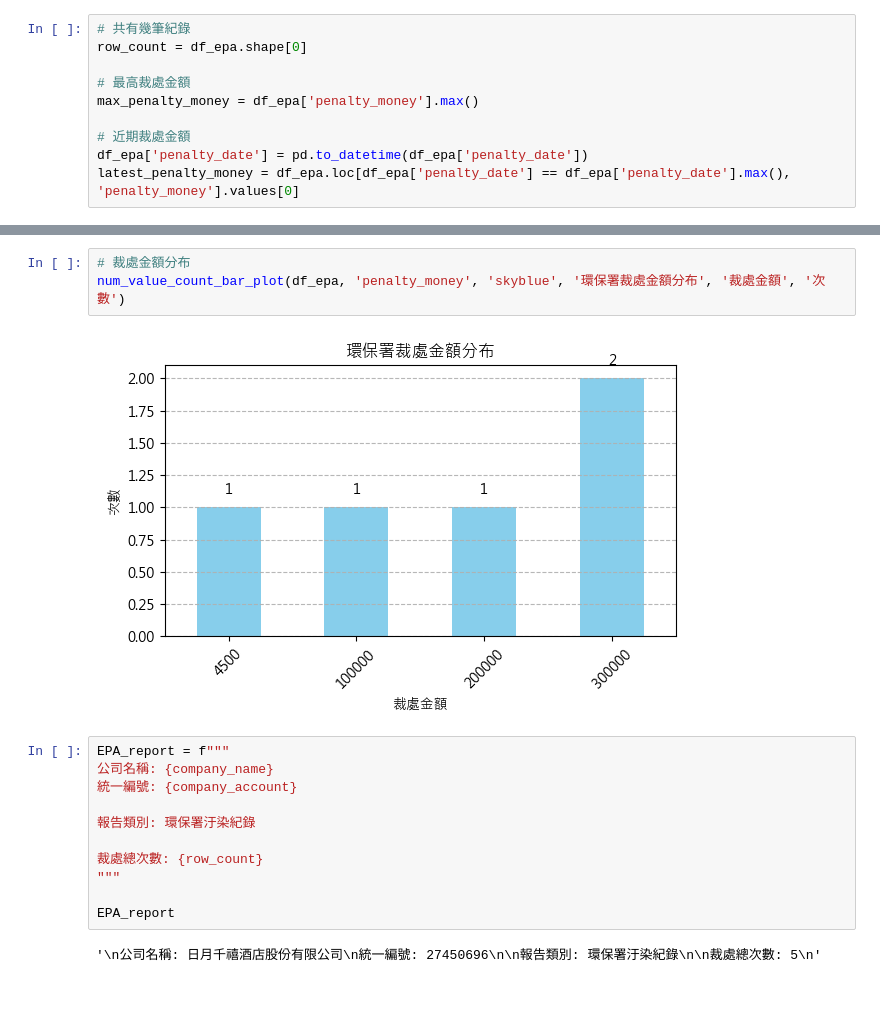
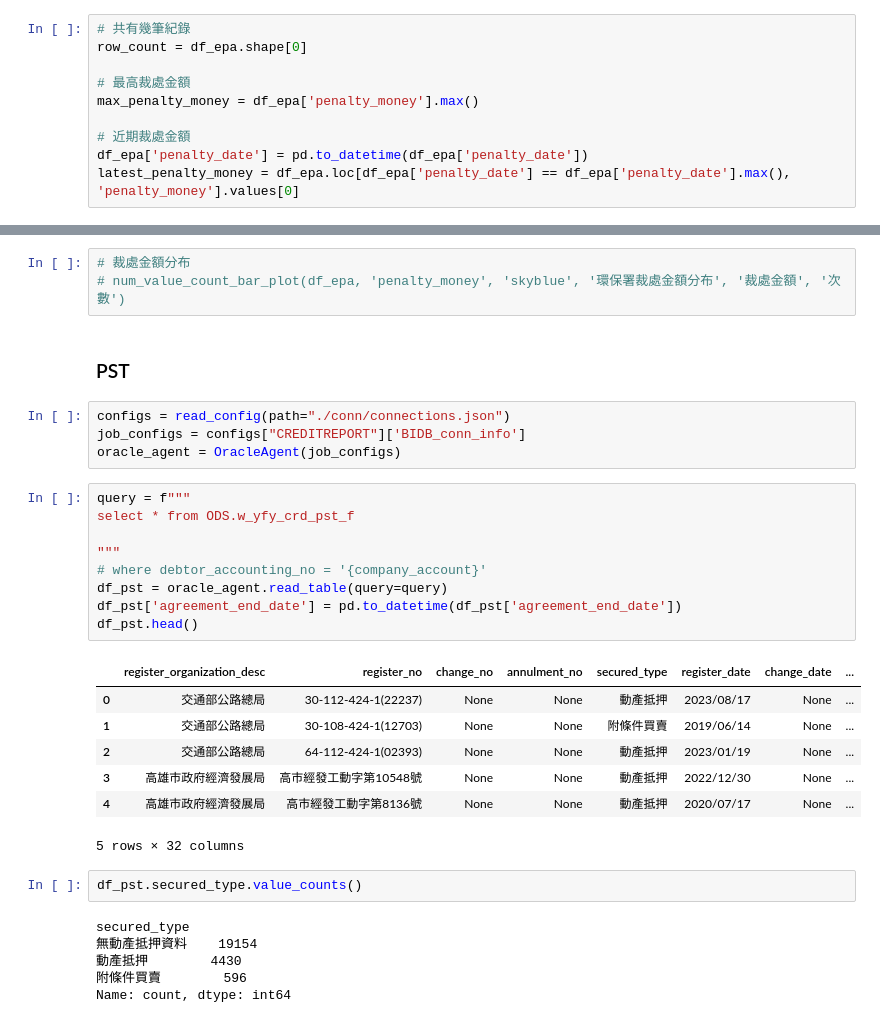
Before and after one commit to YFYDataTeam/credit_investigation, a Jupyter notebook: backend/test1.ipynb, the cells around one changed output, grey strips where cells are left out. Drawn from its saved outputs; the diff is of its cells as text; blank space fills up the shorter version.

```diff
--- a/backend/test1.ipynb
+++ b/backend/test1.ipynb
@@ -186,18 +183,34 @@ cat_value_count_bar_plot(df_epa, 'penaltykind', 'skyblue', '環保署裁處類
 # %%
 # 裁處金額分布
-num_value_count_bar_plot(df_epa, 'penalty_money', 'skyblue', '環保署裁處金額分布', '裁處金額', '次數')
+# num_value_count_bar_plot(df_epa, 'penalty_money', 'skyblue', '環保署裁處金額分布', '裁處金額', '次數')
-# %% [output]
-[figure, removed]
-# %%
-EPA_report = f"""
-公司名稱: {company_name}
-統一編號: {company_account}
-
-報告類別: 環保署汙染紀錄
-
-裁處總次數: {row_count}
-"""
-
-EPA_report
-# %% [output]
-'\n公司名稱: 日月千禧酒店股份有限公司\n統一編號: 27450696\n\n報告類別: 環保署汙染紀錄\n\n裁處總次數: 5\n'
+# %% [markdown]
+### PST
+# %%
+configs = read_config(path="./conn/connections.json")
+job_configs = configs["CREDITREPORT"]['BIDB_conn_info']
+oracle_agent = OracleAgent(job_configs)
+# %%
+query = f"""
+select * from ODS.w_yfy_crd_pst_f
+
+"""
+# where debtor_accounting_no = '{company_account}'
+df_pst = oracle_agent.read_table(query=query)
+df_pst['agreement_end_date'] = pd.to_datetime(df_pst['agreement_end_date'])
+df_pst.head()
+# %% [output]
+|  | register_organization_desc | register_no | change_no | annulment_no | secured_type | register_date | change_date | ... |
+| 0 | 交通部公路總局 | 30-112-424-1(22237) | None | None | 動產抵押 | 2023/08/17 | None | ... |
+| 1 | 交通部公路總局 | 30-108-424-1(12703) | None | None | 附條件買賣 | 2019/06/14 | None | ... |
+| 2 | 交通部公路總局 | 64-112-424-1(02393) | None | None | 動產抵押 | 2023/01/19 | None | ... |
+| 3 | 高雄市政府經濟發展局 | 高市經發工動字第10548號 | None | None | 動產抵押 | 2022/12/30 | None | ... |
+| 4 | 高雄市政府經濟發展局 | 高市經發工動字第8136號 | None | None | 動產抵押 | 2020/07/17 | None | ... |
+5 rows × 32 columns
+# %%
+df_pst.secured_type.value_counts()
+# %% [output]
+secured_type
+無動產抵押資料    19154
+動產抵押        4430
+附條件買賣        596
+Name: count, dtype: int64
```
Also changed, not shown: parts of 17 cells of this notebook, 32 other files.
